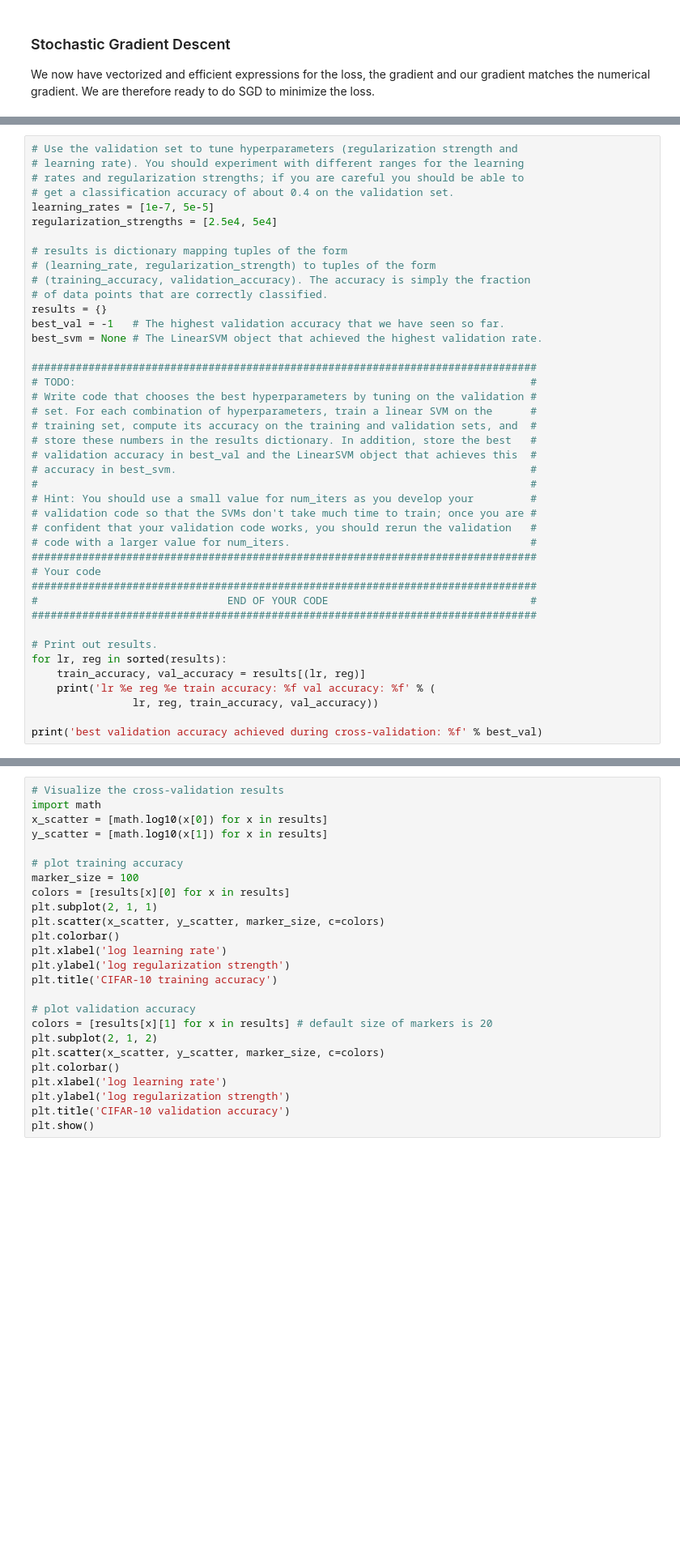
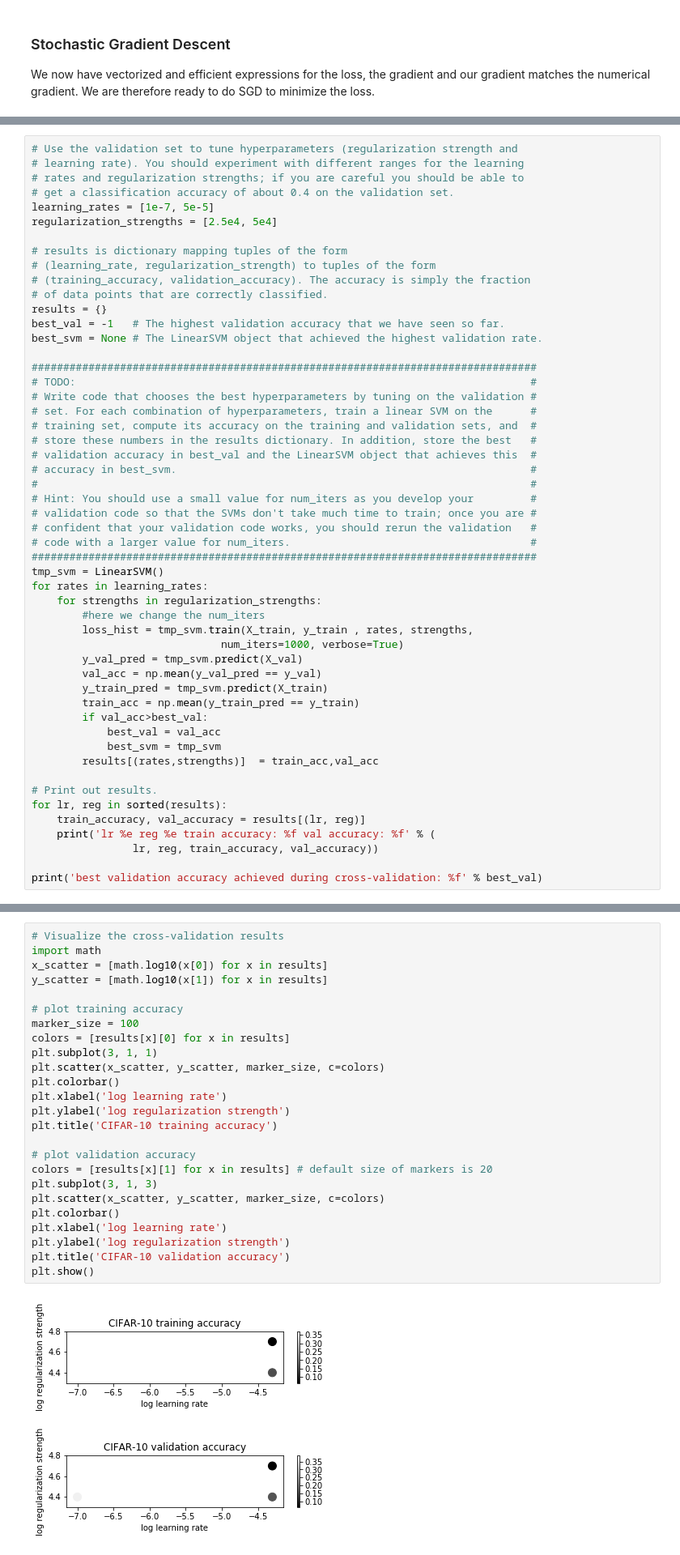
Before and after one commit to 3375786734/ML_exercise, a Jupyter notebook: CS231N/assignment1/svm.ipynb, the cells around one changed output, grey strips where cells are left out. Shown: that part at 81% size. Cells and saved outputs as stored; diff of their text form; blank space fills up the shorter version.

```diff
--- a/CS231N/assignment1/svm.ipynb
+++ b/CS231N/assignment1/svm.ipynb
@@ -312,10 +363,20 @@ best_svm = None # The LinearSVM object that achieved the highest validation rate
 # confident that your validation code works, you should rerun the validation   #
 # code with a larger value for num_iters.                                      #
 ################################################################################
-# Your code
-################################################################################
-#                              END OF YOUR CODE                                #
-################################################################################
+tmp_svm = LinearSVM()
+for rates in learning_rates:
+    for strengths in regularization_strengths:
+        #here we change the num_iters
+        loss_hist = tmp_svm.train(X_train, y_train , rates, strengths,
+                              num_iters=1000, verbose=True)
+        y_val_pred = tmp_svm.predict(X_val)
+        val_acc = np.mean(y_val_pred == y_val)
+        y_train_pred = tmp_svm.predict(X_train)
+        train_acc = np.mean(y_train_pred == y_train)
+        if val_acc>best_val:
+            best_val = val_acc
+            best_svm = tmp_svm
+        results[(rates,strengths)]  = train_acc,val_acc
 
 # Print out results.
 for lr, reg in sorted(results):
@@ -327,28 +412,30 @@ print('best validation accuracy achieved during cross-validation: %f' % best_val
 # %%
 # Visualize the cross-validation results
 import math
 x_scatter = [math.log10(x[0]) for x in results]
 y_scatter = [math.log10(x[1]) for x in results]
 
 # plot training accuracy
 marker_size = 100
 colors = [results[x][0] for x in results]
-plt.subplot(2, 1, 1)
+plt.subplot(3, 1, 1)
 plt.scatter(x_scatter, y_scatter, marker_size, c=colors)
 plt.colorbar()
 plt.xlabel('log learning rate')
 plt.ylabel('log regularization strength')
 plt.title('CIFAR-10 training accuracy')
 
 # plot validation accuracy
 colors = [results[x][1] for x in results] # default size of markers is 20
-plt.subplot(2, 1, 2)
+plt.subplot(3, 1, 3)
 plt.scatter(x_scatter, y_scatter, marker_size, c=colors)
 plt.colorbar()
 plt.xlabel('log learning rate')
 plt.ylabel('log regularization strength')
 plt.title('CIFAR-10 validation accuracy')
 plt.show()
+# %% [output]
+[figure, added]
 # %%
 # Evaluate the best svm on test set
 y_test_pred = best_svm.predict(X_test)
```
Also changed, not shown: parts of 10 cells of this notebook, 3 other files.
